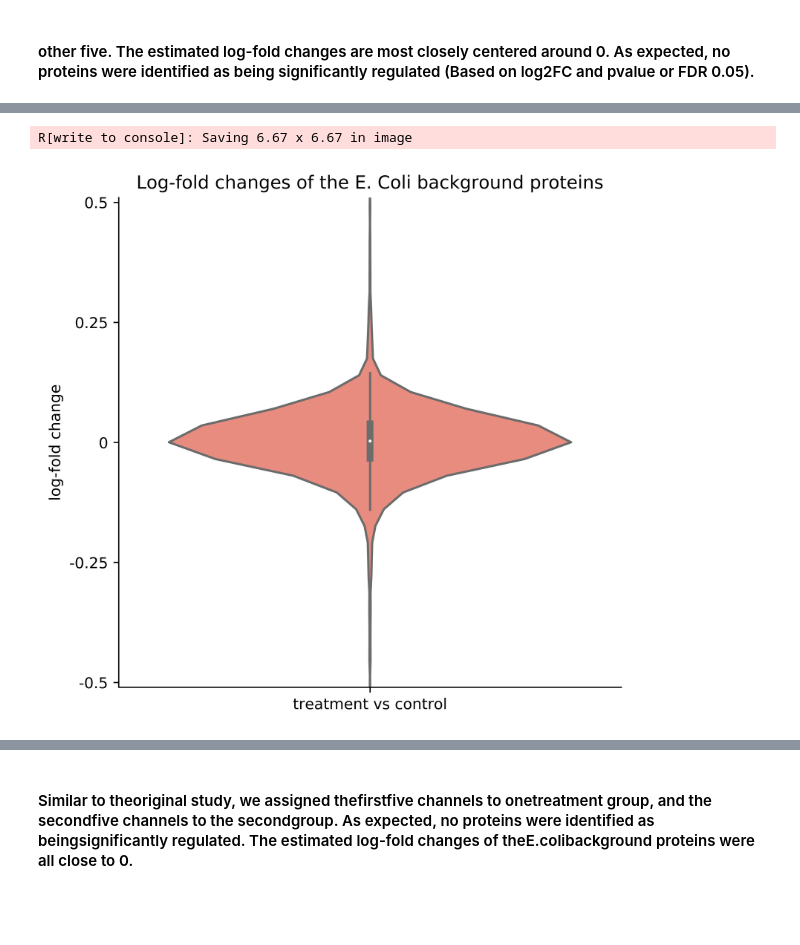
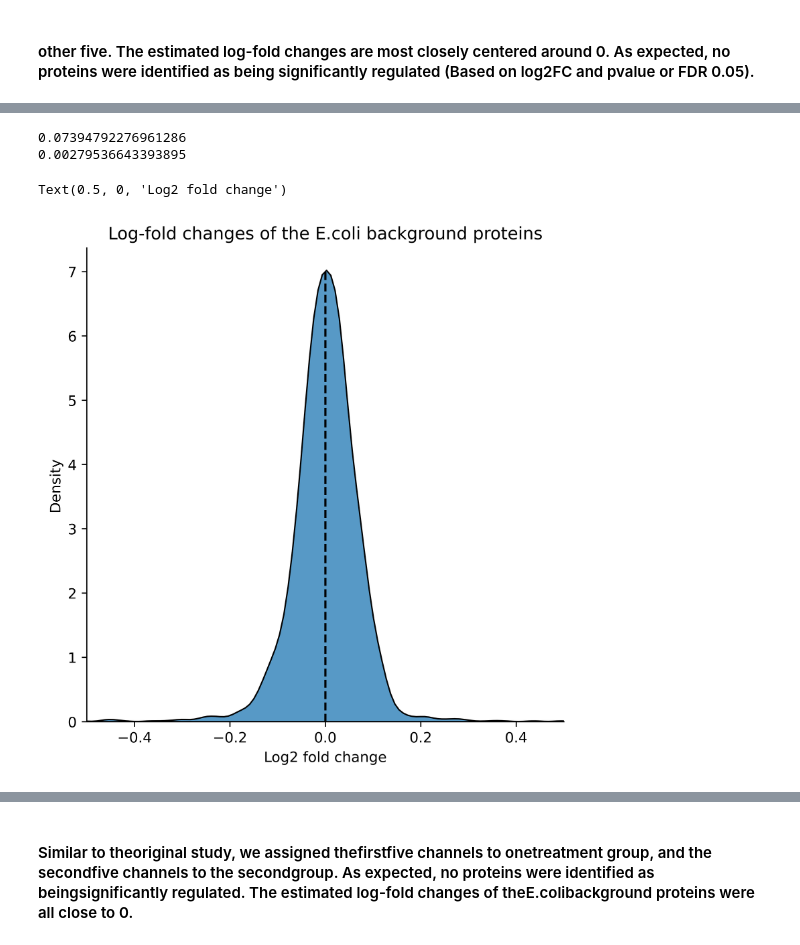
Before and after one commit to ypriverol/quantms-research, a Jupyter notebook: notebooks/TMT/PXD005486Benchmark.ipynb, the cells around one changed output, grey strips where cells are left out. Drawn from its saved outputs; the diff is of its cells as text; code cells hidden in the pictures; blank space fills up the shorter version.

```diff
--- a/notebooks/TMT/PXD005486Benchmark.ipynb
+++ b/notebooks/TMT/PXD005486Benchmark.ipynb
@@ -196,25 +140,35 @@ INFO  [2022-01-21 14:55:20] Testing for 2391 proteins:
 # %%
 %%R
 
-viodata = TMT_Comp.pairwise$ComparisonResult[ grep("ENOA_HUMAN|ARGI1_HUMAN|FABP4_HUMAN|TEBP_HUMAN|IMA1_HUMAN|LASP1_HUAMN|HDAC3_HUMAN|CSEN_HUMAN|OTUB1_HUMAN|GBRL1_HUMAN|GAS7_HUMAN|EZRI_HUMAN|ALBU_BOVIN",TMT_Comp.pairwise$ComparisonResult$Protein, invert = TRUE), ]
+viodata = TMT_Comp.pairwise$ComparisonResult[ grep("ENOA_HUMAN|ARGI1_HUMAN|FABP4_HUMAN|TEBP_HUMAN|IMA1_HUMAN|LASP1_HUMAN|HDAC3_HUMAN|CSEN_HUMAN|OTUB1_HUMAN|GBRL1_HUMAN|GAS7_HUMAN|EZRI_HUMAN|ALBU_BOVIN",TMT_Comp.pairwise$ComparisonResult$Protein, invert = TRUE), ]
+
+write.csv(viodata, "./viodata.csv", row.names=FALSE, col.names=TRUE,sep=",")
-# %% [output]
-R[write to console]: Saving 6.67 x 6.67 in image
 # %%
 import seaborn as sns
 
 viodata = pd.read_csv("./viodata.csv", sep=",", header=0)
 fig, ax = plt.subplots(figsize=(6,6),dpi=800)
 
-plt.yticks([-0.5, -0.25, 0, 0.25, 0.5], ["-0.5", "-0.25", "0", "0.25", "0.5"])
+# plt.yticks([-0.5, -0.25, 0, 0.25, 0.5], ["-0.5", "-0.25", "0", "0.25", "0.5"])
 
-plt.ylim(-0.51, 0.51)
-g = sns.violinplot(x=viodata["Label"],y=viodata["log2FC"],scale="count",color="#FA7F6F")
-plt.title("Log-fold changes of the E. Coli background proteins")
-ax.set_ylabel("log-fold change")
-ax.set_xlabel("")
+plt.xlim(-0.5, 0.5)
+# g = sns.violinplot(x=viodata["Label"],y=viodata["log2FC"],scale="count",color="#FA7F6F")
+plt.title("Log-fold changes of the E.coli background proteins")
+# ax.set_ylabel("log-fold change")
+# ax.set_xlabel("")
 sns.despine()
+
+print(viodata["log2FC"].std())
+print(viodata["log2FC"].median())
+
+sns.kdeplot(data=viodata, x="log2FC", multiple="stack")
+ax.vlines(x=0, ymin=0, ymax=7, colors="black", linestyles="dashed")
+plt.xlabel("Log2 fold change")
 # %% [output]
+0.07394792276961286
+0.00279536643393895
+Text(0.5, 0, 'Log2 fold change')
-[figure, old version]
+[figure, new version]
 # %%
 %%R -w 800 -h 800
 library("dplyr")
```
Also changed, not shown: parts of 23 cells of this notebook, 8 other files.
